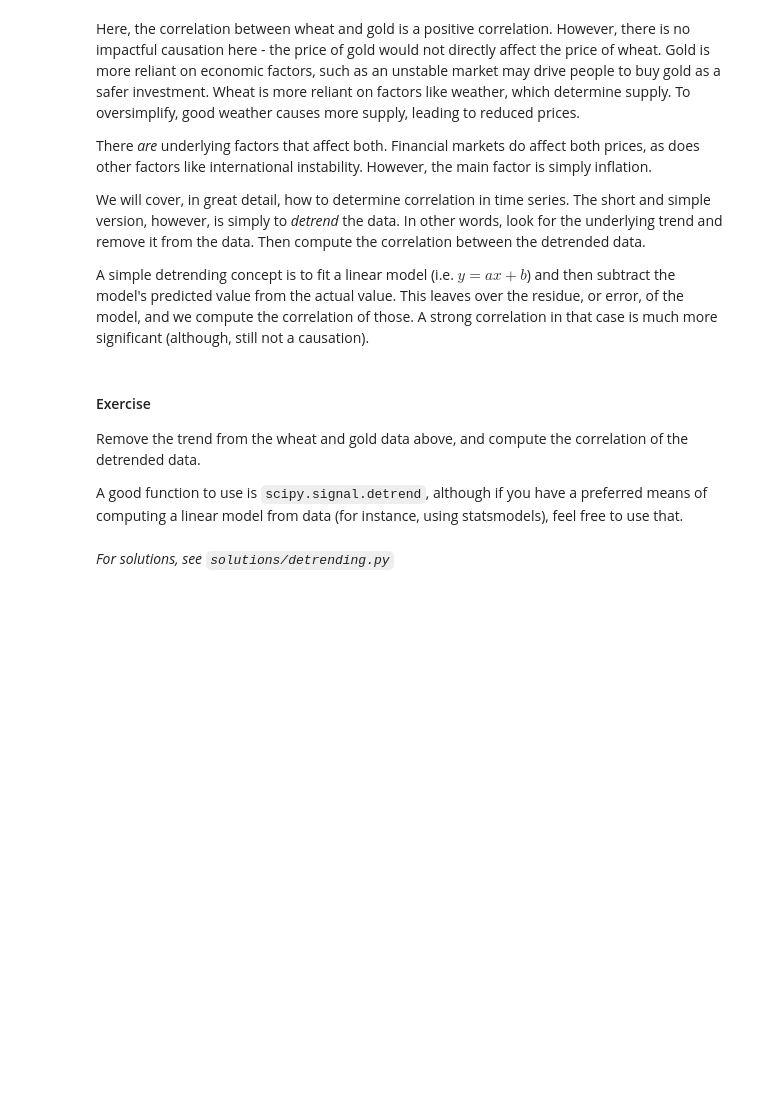
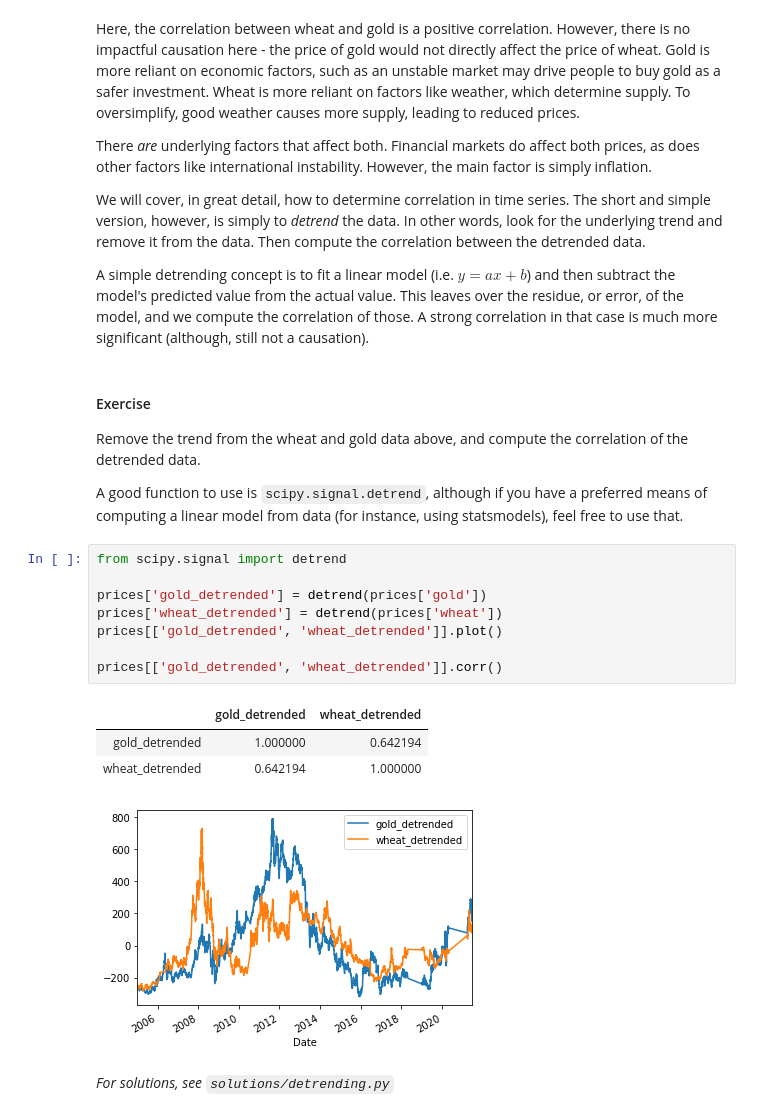
Before and after one commit to PythonCharmers/QuantFinance, a Jupyter notebook: notebooks/Module 1.2.2 - Correlation.ipynb, the cells around one changed output. Cells and saved outputs as stored; diff of their text form; blank space fills up the shorter version.

```diff
--- a/notebooks/Module 1.2.2 - Correlation.ipynb
+++ b/notebooks/Module 1.2.2 - Correlation.ipynb
@@ -209,6 +236,19 @@ A simple detrending concept is to fit a linear model (i.e. $y= ax + b$) and then
 Remove the trend from the wheat and gold data above, and compute the correlation of the detrended data.
 
 A good function to use is `scipy.signal.detrend`, although if you have a preferred means of computing a linear model from data (for instance, using statsmodels), feel free to use that.
+# %%
+from scipy.signal import detrend
+
+prices['gold_detrended'] = detrend(prices['gold'])
+prices['wheat_detrended'] = detrend(prices['wheat'])
+prices[['gold_detrended', 'wheat_detrended']].plot()
+
+prices[['gold_detrended', 'wheat_detrended']].corr()
+# %% [output]
+|  | gold_detrended | wheat_detrended |
+| gold_detrended | 1.000000 | 0.642194 |
+| wheat_detrended | 0.642194 | 1.000000 |
+[figure, added]
 # %% [markdown]
 *For solutions, see `solutions/detrending.py`*
 # %% [markdown]
```
Also changed, not shown: parts of 13 cells of this notebook.
